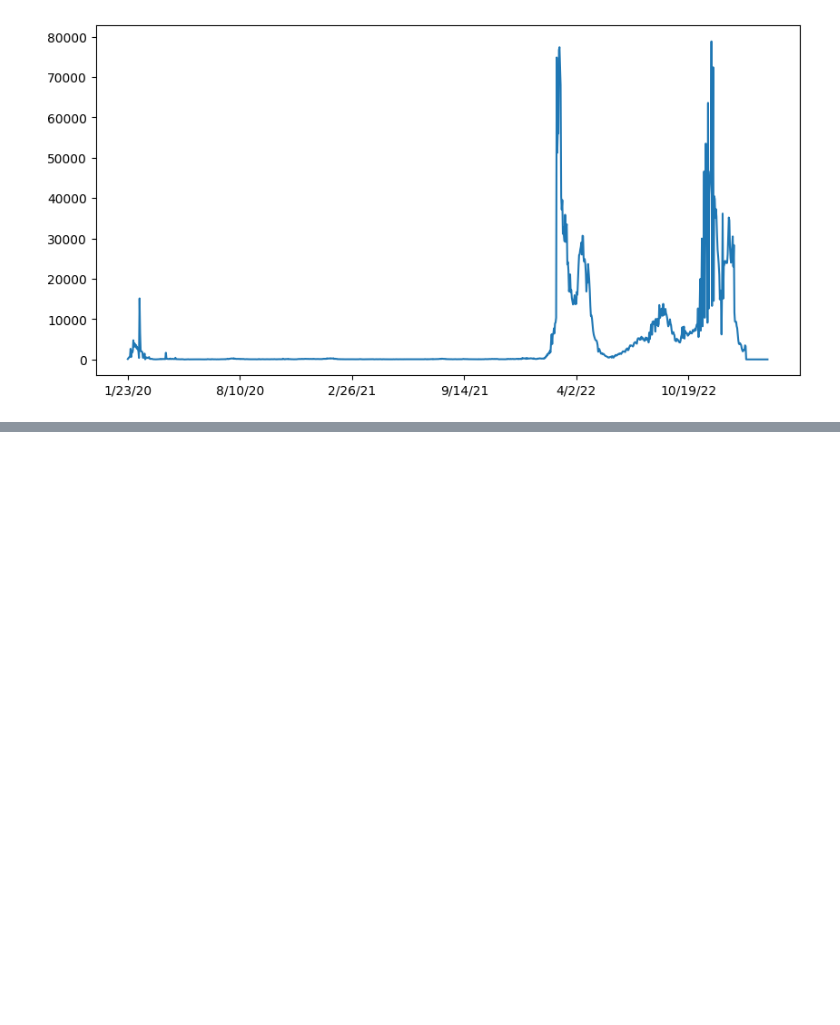
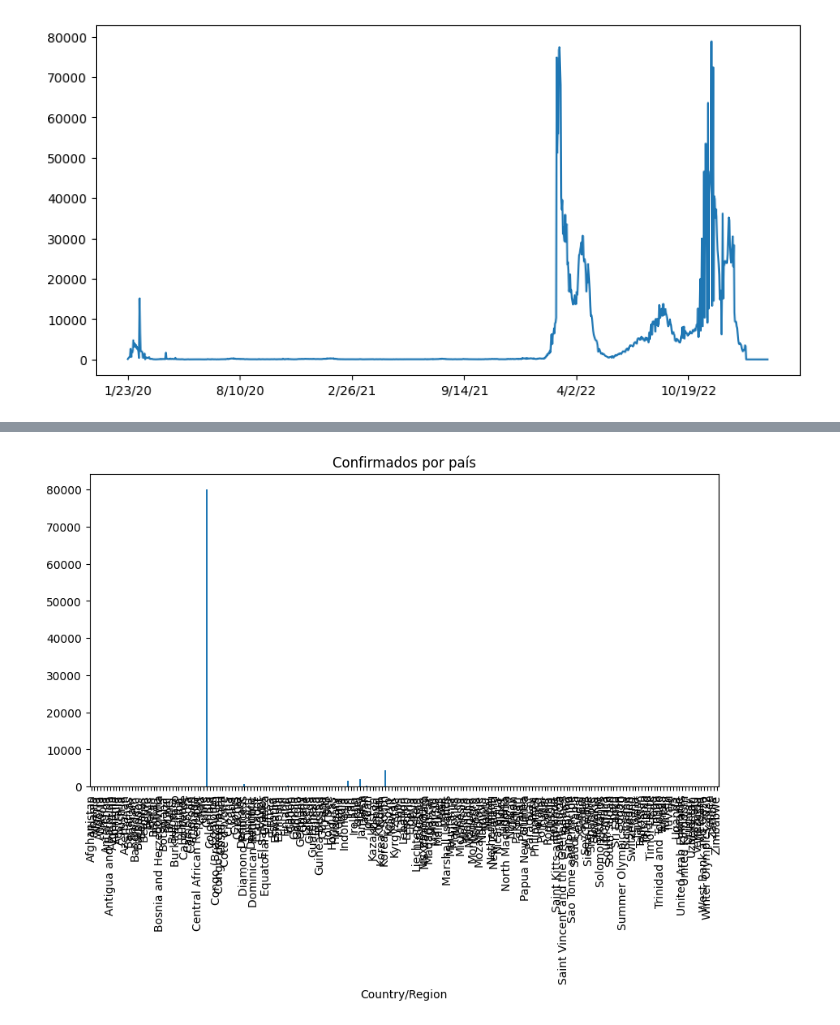
Before and after one commit to renatamontanhana/Analise_de_Dados_Saude_1, a Jupyter notebook: Data_Science_e_Saude.ipynb, the cells around one changed output, grey strips where cells are left out. Saved outputs shown, nothing was run; the diff lists cells and outputs as text; code cells hidden in the pictures; blank space fills up the shorter version.

```diff
--- a/Data_Science_e_Saude.ipynb
+++ b/Data_Science_e_Saude.ipynb
@@ -273,0 +289,8 @@ new_cases_mainland_china.plot()
+# %%
+plt.figure(figsize=(10,5))
+
+confirmed_by_country[last_date].plot(kind='bar')
+plt.title("Confirmados por país")
+plt.show()
+# %% [output]
+[figure, added]
```
Also changed, not shown: parts of 14 cells of this notebook.
